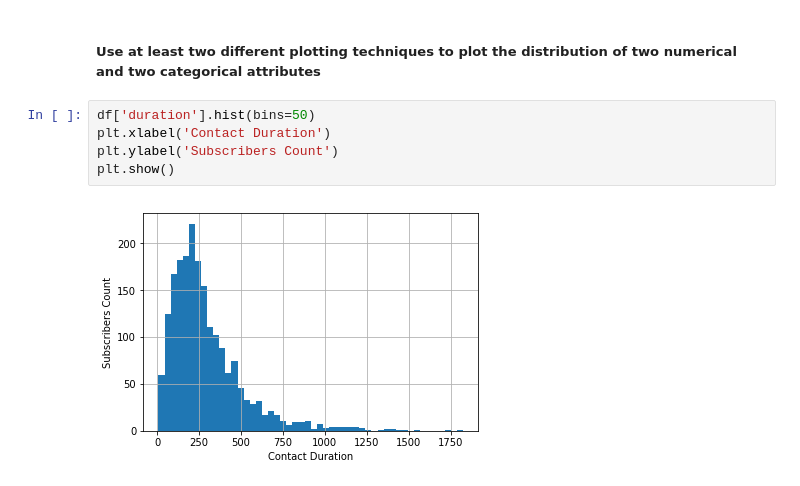
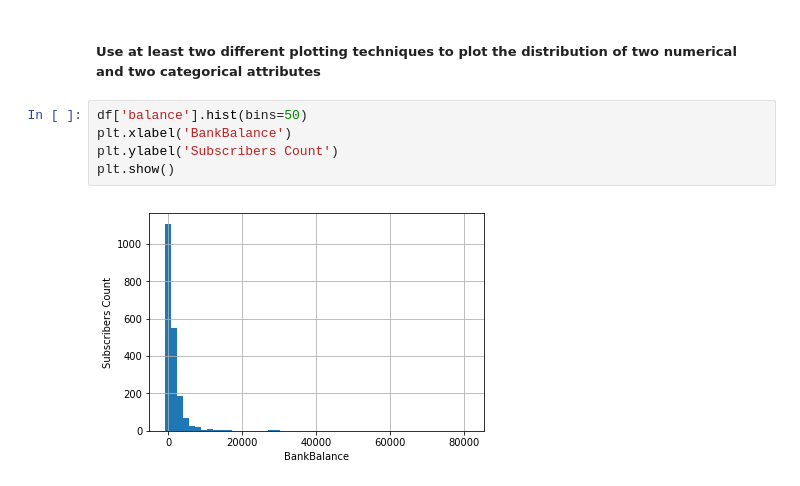
Before and after one commit to vipulpopat/MSCAI_Sem1_Etivity1, a Jupyter notebook: Etivity1.ipynb, the cells around one changed output. Cells and saved outputs as stored; diff of their text form.

```diff
--- a/Etivity1.ipynb
+++ b/Etivity1.ipynb
@@ -133,9 +136,9 @@ Name: contact, dtype: int64
 # %% [markdown]
 ##### Use at least two different plotting techniques to plot the distribution of two numerical and two categorical attributes
 # %%
-df['duration'].hist(bins=50)
-plt.xlabel('Contact Duration')
+df['balance'].hist(bins=50)
+plt.xlabel('BankBalance')
 plt.ylabel('Subscribers Count')
 plt.show()
 # %% [output]
-[figure, old version]
+[figure, new version]
```
Also changed, not shown: parts of 20 cells of this notebook.
